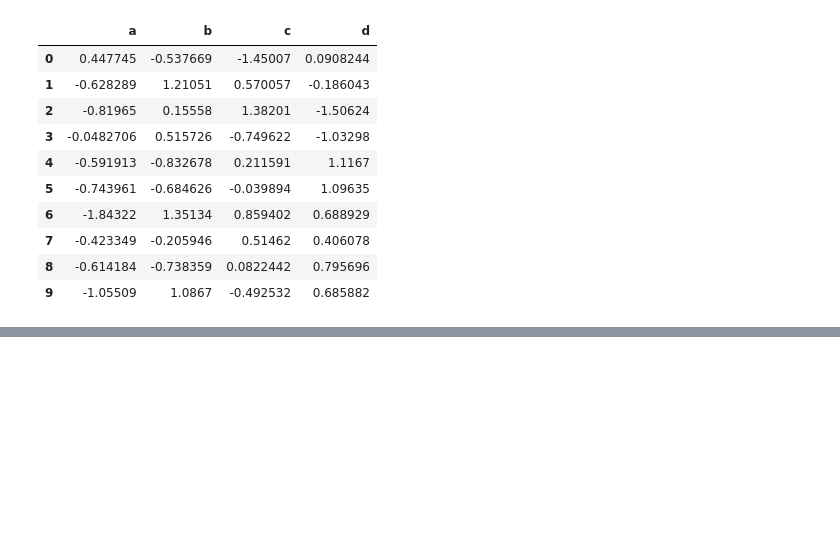
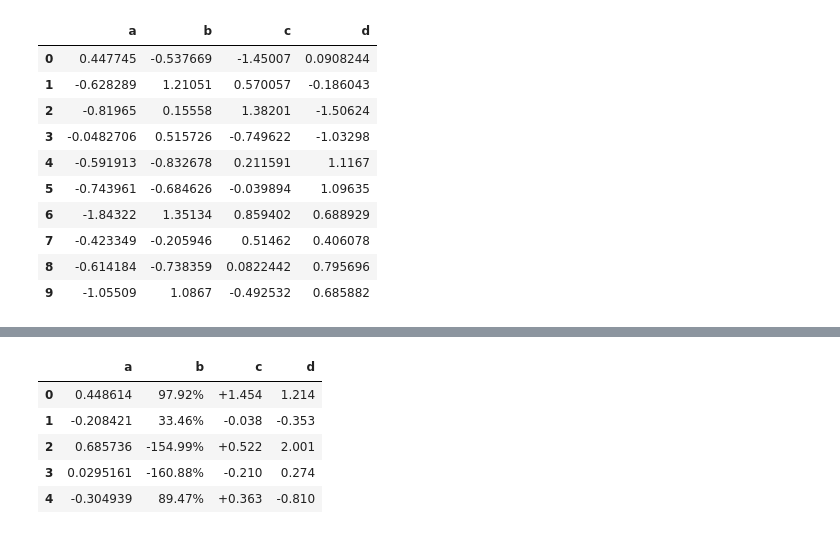
Before and after one commit to tsangyu98/matplotlib_study, a Jupyter notebook: matplotlib_part3.ipynb, the cells around one changed output, grey strips where cells are left out. Drawn from its saved outputs; the diff is of its cells as text; code cells hidden in the pictures; blank space fills up the shorter version.

```diff
--- a/matplotlib_part3.ipynb
+++ b/matplotlib_part3.ipynb
@@ -149,0 +195,10 @@ Name: 5, dtype: bool
+# %%
+# 分列显示格式
+df.head().style.format({'b':"{:.2%}", 'c':"{:+.3f}", 'd':"{:.3f}"})
+# %% [output]
+|  | a | b | c | d |
+| 0 | 0.448614 | 97.92% | +1.454 | 1.214 |
+| 1 | -0.208421 | 33.46% | -0.038 | -0.353 |
+| 2 | 0.685736 | -154.99% | +0.522 | 2.001 |
+| 3 | 0.0295161 | -160.88% | -0.210 | 0.274 |
+| 4 | -0.304939 | 89.47% | +0.363 | -0.810 |
```
Also changed, not shown: parts of 5 cells of this notebook.
